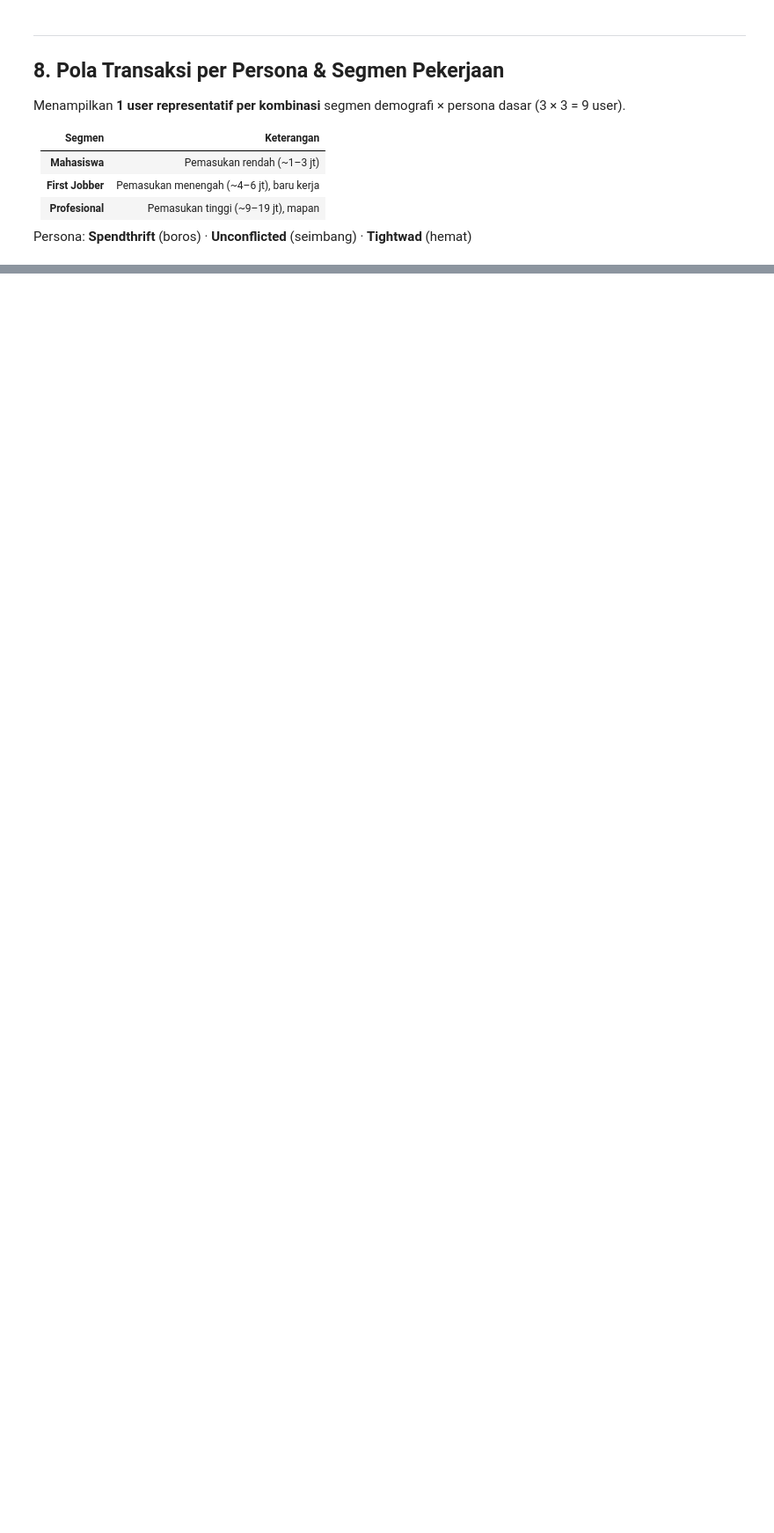
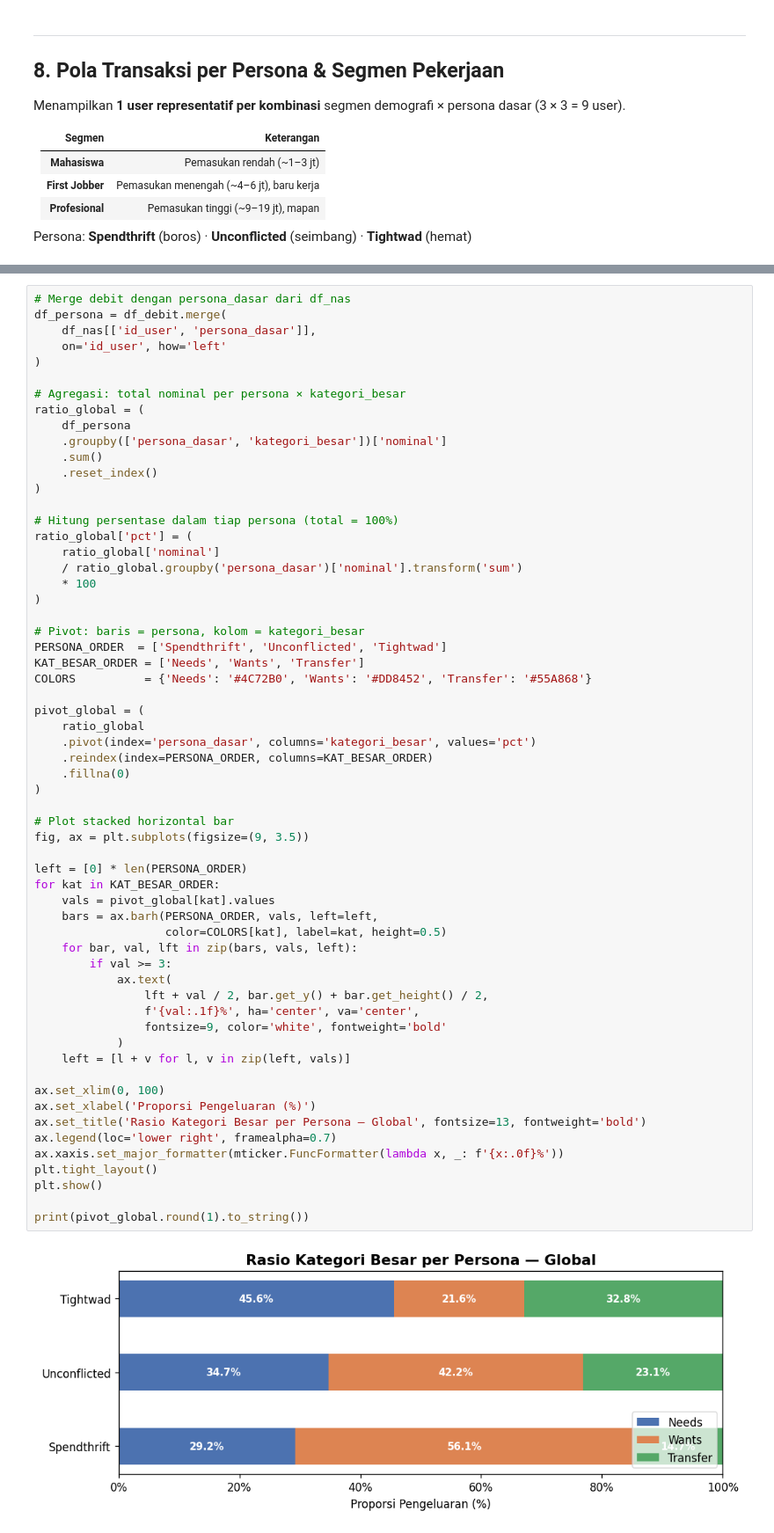
Before and after one commit to FinSight-DBS/AI-ENGINEER, a Jupyter notebook: notebooks/experiments/03_ae/02_eda.ipynb, the cells around one changed output, grey strips where cells are left out. Shown at 88% size. Saved outputs shown, nothing was run; the diff lists cells and outputs as text; blank space fills up the shorter version.

```diff
--- a/notebooks/experiments/03_ae/02_eda.ipynb
+++ b/notebooks/experiments/03_ae/02_eda.ipynb
@@ -550,0 +541,62 @@ for segmen in SEGMEN_ORDER:
+# %%
+# Merge debit dengan persona_dasar dari df_nas
+df_persona = df_debit.merge(
+    df_nas[['id_user', 'persona_dasar']],
+    on='id_user', how='left'
+)
+
+# Agregasi: total nominal per persona × kategori_besar
+ratio_global = (
+    df_persona
+    .groupby(['persona_dasar', 'kategori_besar'])['nominal']
+    .sum()
+    .reset_index()
+)
+
+# Hitung persentase dalam tiap persona (total = 100%)
+ratio_global['pct'] = (
+    ratio_global['nominal']
+    / ratio_global.groupby('persona_dasar')['nominal'].transform('sum')
+    * 100
+)
+
+# Pivot: baris = persona, kolom = kategori_besar
+PERSONA_ORDER  = ['Spendthrift', 'Unconflicted', 'Tightwad']
+KAT_BESAR_ORDER = ['Needs', 'Wants', 'Transfer']
+COLORS          = {'Needs': '#4C72B0', 'Wants': '#DD8452', 'Transfer': '#55A868'}
+
+pivot_global = (
+    ratio_global
+    .pivot(index='persona_dasar', columns='kategori_besar', values='pct')
+    .reindex(index=PERSONA_ORDER, columns=KAT_BESAR_ORDER)
+    .fillna(0)
+)
+
+# Plot stacked horizontal bar
+fig, ax = plt.subplots(figsize=(9, 3.5))
+
+left = [0] * len(PERSONA_ORDER)
+for kat in KAT_BESAR_ORDER:
+    vals = pivot_global[kat].values
+    bars = ax.barh(PERSONA_ORDER, vals, left=left,
+                   color=COLORS[kat], label=kat, height=0.5)
+    for bar, val, lft in zip(bars, vals, left):
+        if val >= 3:
+            ax.text(
+                lft + val / 2, bar.get_y() + bar.get_height() / 2,
+                f'{val:.1f}%', ha='center', va='center',
+                fontsize=9, color='white', fontweight='bold'
+            )
+    left = [l + v for l, v in zip(left, vals)]
+
+ax.set_xlim(0, 100)
+ax.set_xlabel('Proporsi Pengeluaran (%)')
+ax.set_title('Rasio Kategori Besar per Persona — Global', fontsize=13, fontweight='bold')
+ax.legend(loc='lower right', framealpha=0.7)
+ax.xaxis.set_major_formatter(mticker.FuncFormatter(lambda x, _: f'{x:.0f}%'))
+plt.tight_layout()
+plt.show()
+
+print(pivot_global.round(1).to_string())
+# %% [output]
+[figure, added]
```
Also changed, not shown: parts of 15 cells of this notebook, 1 other file.
